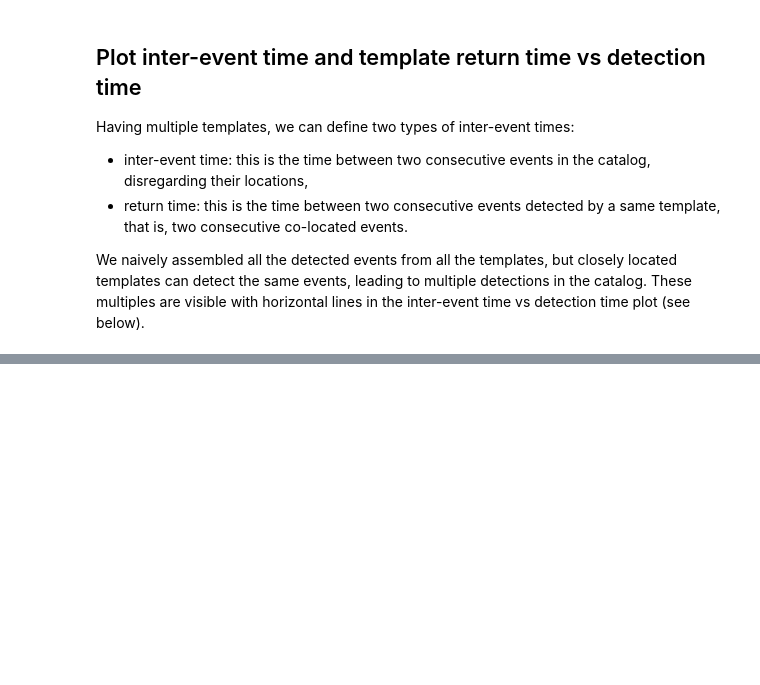
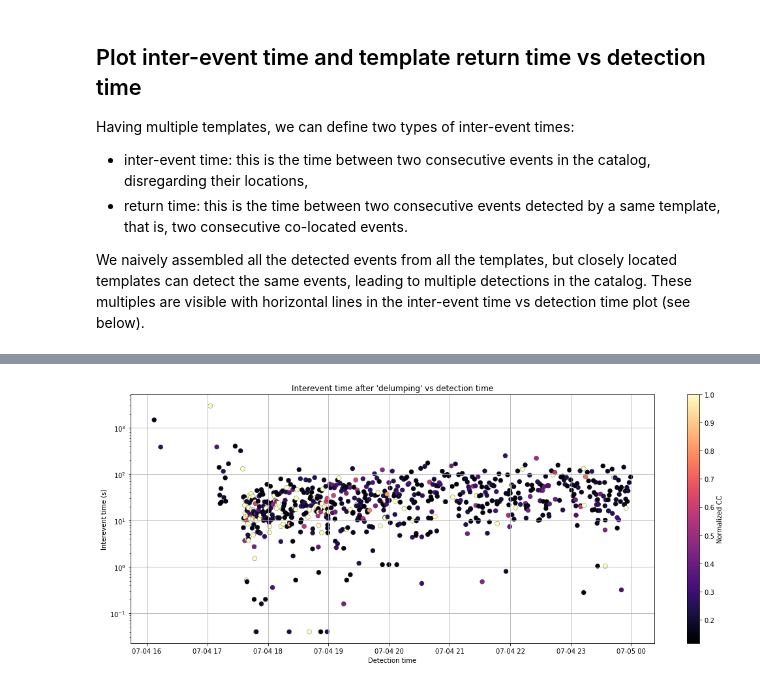
Before and after one commit to AI4EPS/Earthquake_Catalog_Workshop, a Jupyter notebook: notebooks/tm_multiple_templates.ipynb, the cells around one changed output, grey strips where cells are left out. Cells and saved outputs as stored; diff of their text form; code cells hidden in the pictures; blank space fills up the shorter version.

Commit message:
added delumping

```diff
--- a/notebooks/tm_multiple_templates.ipynb
+++ b/notebooks/tm_multiple_templates.ipynb
@@ -678,0 +850,10 @@ for ax in axes:
+# %%
+intertemplate_cc = compute_intertemplate_cc(
+    template_waveforms_arr.astype(np.float32),
+)
+
+intertemplate_cc = pd.DataFrame(
+        index=template_ids.values, columns=template_ids.values, data=intertemplate_cc
+    )
+
+intertemplate_cc
@@ -678,0 +964,19 @@ for ax in axes:
+# %%
+SIMILARITY_CRITERION = 0.10
+DT_CRITERION = INTEREVENT_TIME_RESOLUTION_SEC # re-use same time resolution as before
+DISTANCE_CRITERION = 10.0
+
+# if the inter-template cc value is below this value, and there are two or more detections that are close in time to each other, these will NOT be flagged as multiples.
+# So they *might* be discrete events... We need to do some tests to see how sensitive the catalog looks to this parameter ?
+unique_event = flag_multiples(
+    catalog,
+    intertemplate_distances,
+    intertemplate_cc,
+    dt_criterion=DT_CRITERION,
+    similarity_criterion=SIMILARITY_CRITERION,
+    distance_criterion=DISTANCE_CRITERION,
+)
+
+catalog["unique_event"] = unique_event
+
+catalog
@@ -678,0 +1013,17 @@ for ax in axes:
+# %%
+cat_delumped = catalog[catalog["unique_event"]]
+interevent_times_delumped_cat = cat_delumped["detection_time"].diff().dt.total_seconds()
+
+fig, ax = plt.subplots(num="interevent_time_vs_detection_time", figsize=(18, 7))
+
+ax.scatter(cat_delumped["detection_time"], interevent_times_delumped_cat, c=cat_delumped["cc"], linewidths=0.25, edgecolor="k", cmap="magma", s=50)
+ax.set_xlabel("Detection time")
+ax.set_ylabel("Interevent time (s)")
+ax.set_title("Interevent time after 'delumping' vs detection time")
+
+ax.grid()
+cbar = plt.colorbar(ax.collections[0], ax=ax)
+cbar.set_label("Normalized CC")
+ax.set_yscale("log")
+# %% [output]
+[figure, added]
```
Also changed, not shown: parts of 19 cells of this notebook.
